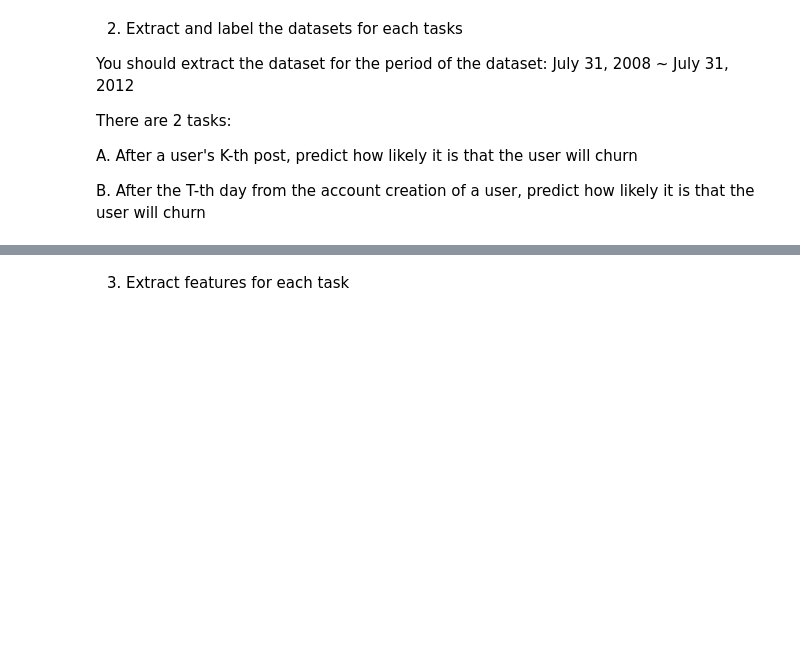
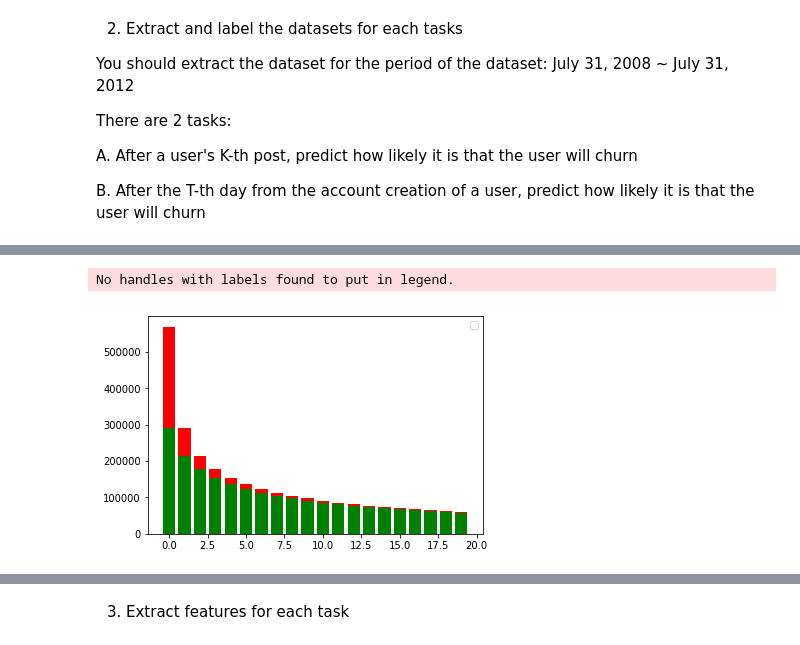
Before and after one commit to Ki-jaeHong/ChurnPrediction, a Jupyter notebook: ChurnPredictionBaseline.ipynb, the cells around one changed output, grey strips where cells are left out. Saved outputs shown, nothing was run; the diff lists cells and outputs as text; code cells hidden in the pictures; blank space fills up the shorter version.

```diff
--- a/ChurnPredictionBaseline.ipynb
+++ b/ChurnPredictionBaseline.ipynb
@@ -103,0 +140,19 @@ posts_df = getIthOfPosts(posts_df)
+# %%
+# For each post, calculate the order of it
+def getIthOfPosts(posts):
+    try:
+      print('getIthOfPosts')
+      posts = posts.sort_values(by=['OwnerUserId', 'CreationDate'])
+      posts = posts.reset_index(level=0, drop=True)
+      posts['id_owner_time'] = posts.index
+      first_posts = posts.groupby('OwnerUserId')['id_owner_time'].min().to_frame()
+      tmp = posts.join(first_posts, on='OwnerUserId', how='inner', lsuffix='F', rsuffix='P')
+      posts['ith'] = tmp['id_owner_timeF'] - tmp['id_owner_timeP'] + 1
+      posts = posts.drop(['id_owner_time'], axis=1)
+      return posts
+    except:
+      print(traceback.format_exc())
+
+posts_df = getIthOfPosts(posts_df)
+posts_df.set_index('PostId')
+posts_df['PostId'] = posts_df.index
@@ -163,6 +220,13 @@ def prepareFeaturesTask1(users, posts, K):
     return users
 
 features_of_task1 = {}
+features_before = None
+a = False
 
 for K in list_of_K:
+    if a:
+        users_of_task1[K] = features_before[features_before['is_churn'] == 0]
     features_of_task1[K] = prepareFeaturesTask1(users_of_task1[K], posts_df, K)
+    users_of_task1[K] = features_of_task1[K]
+    features_before = features_of_task1[K]
+    a = True
@@ -169,3 +248,25 @@ for K in list_of_K:
+# %%
+# Figure 1: Histogram of churning and staying users by post count (up to 20)
+num_churners = []
+num_stayers = []
+
+for K in list_of_K:
+  features = features_of_task1[K]
+  nums = list(features.groupby('is_churn')['is_churn'].count())
+  num_churners.append(nums[1])
+  num_stayers.append(nums[0])
+
+colorList=['g','r']
+y = np.array([num_stayers, num_churners])
+
+
+for i in range(y.shape[0]):
+  plt.bar(np.arange(y.shape[1]), y[i], bottom=np.sum(y[:i], axis=0), color=colorList[(i % len(colorList))])
+plt.legend()
+plt.show()
+# %% [output]
+No handles with labels found to put in legend.
+[figure, added]
 # %%
 # Dataset in Task 2
 #   Users: Extract users who post at least 1
```
Also changed, not shown: parts of 88 cells of this notebook.
